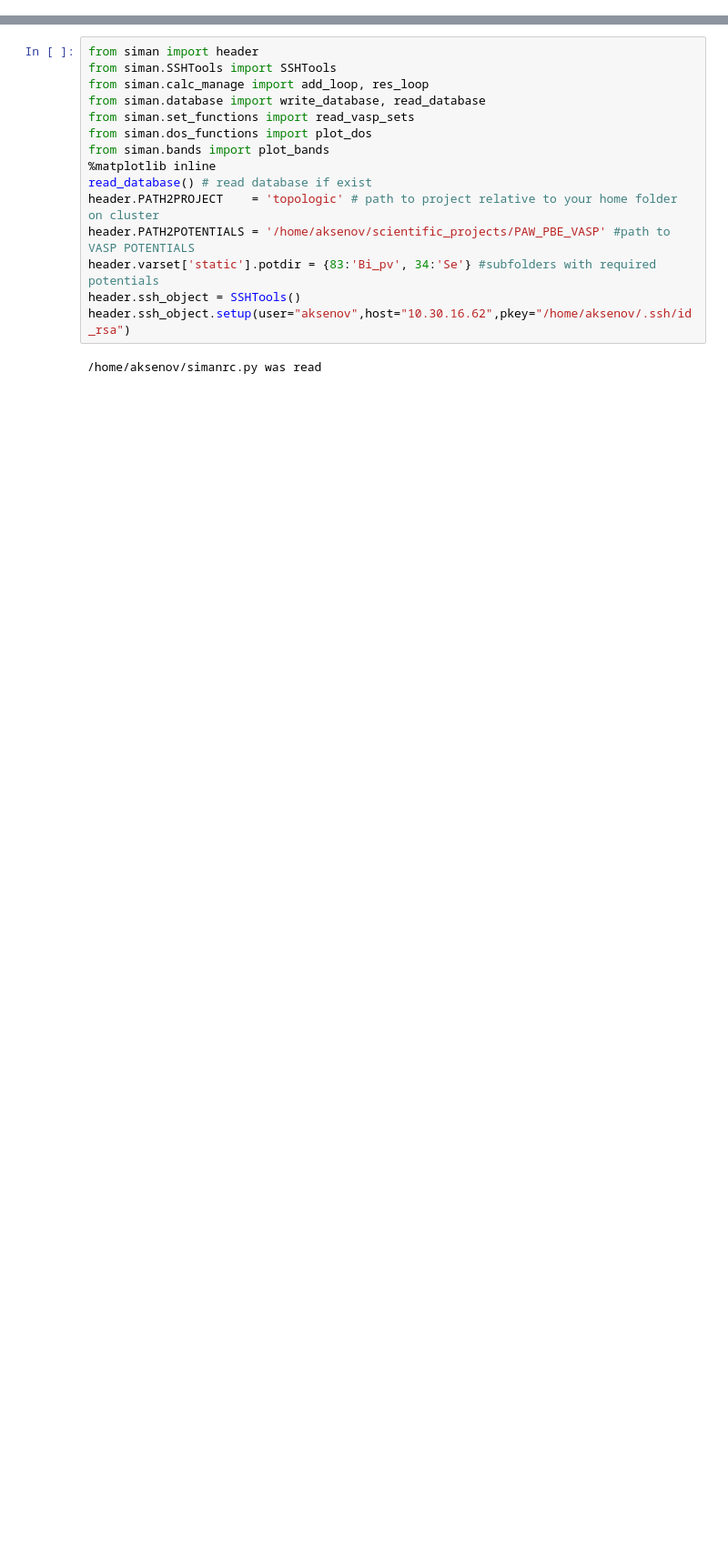
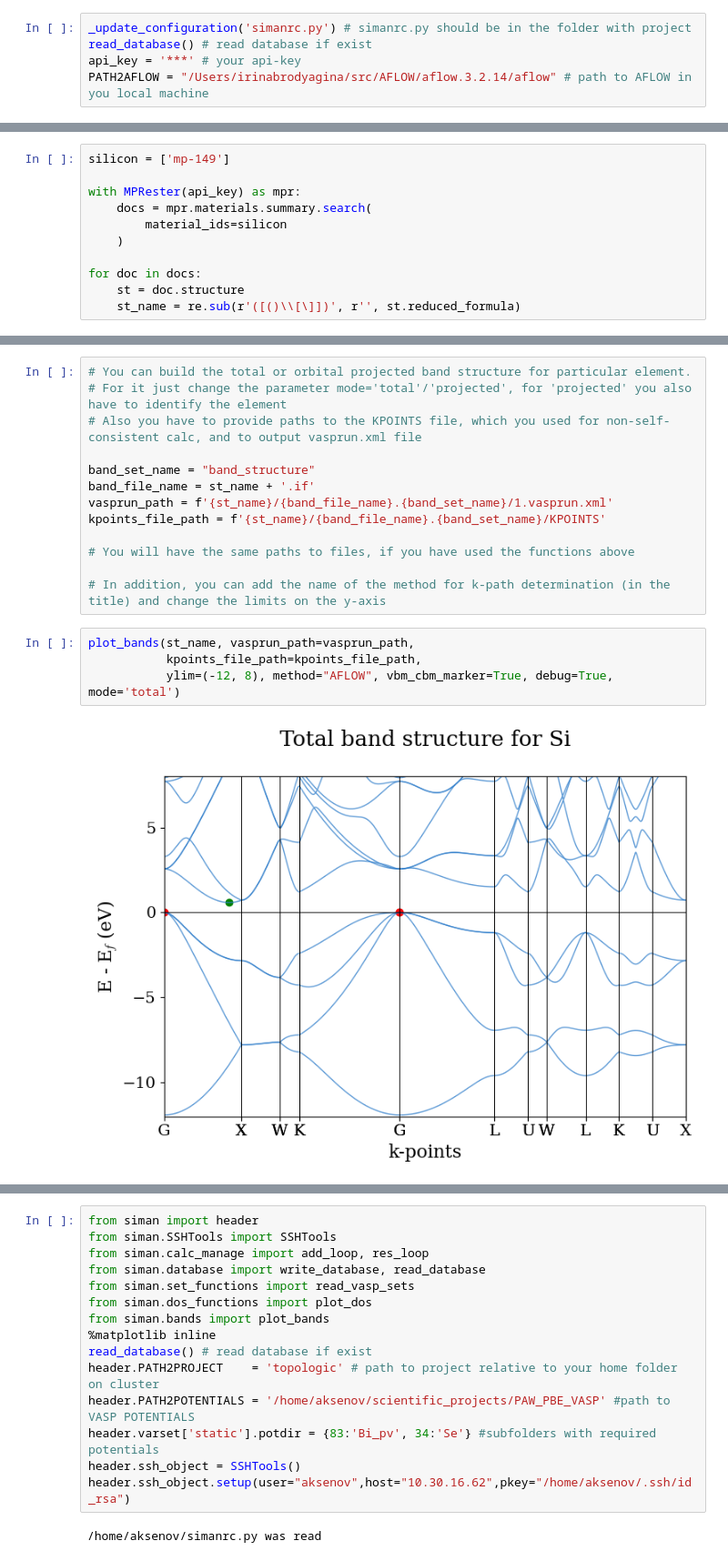
Before and after one commit to dimonaks/siman, a Jupyter notebook: tutorials/bands.ipynb, the cells around one changed output, grey strips where cells are left out. Shown at 91% size. Drawn from its saved outputs; the diff is of its cells as text; blank space fills up the shorter version.

Commit message:
Band_strucutre+effective_mass+tutorials

```diff
--- a/tutorials/bands.ipynb
+++ b/tutorials/bands.ipynb
@@ -0,0 +18,5 @@
+# %%
+_update_configuration('simanrc.py') # simanrc.py should be in the folder with project
+read_database() # read database if exist
+api_key = '***' # your api-key
+PATH2AFLOW = "/Users/irinabrodyagina/src/AFLOW/aflow.3.2.14/aflow" # path to AFLOW in you local machine
@@ -0,0 +37,11 @@
+# %%
+silicon = ['mp-149']
+
+with MPRester(api_key) as mpr:
+    docs = mpr.materials.summary.search(
+        material_ids=silicon
+    )
+
+for doc in docs:
+    st = doc.structure
+    st_name = re.sub(r'([()\\[\]])', r'', st.reduced_formula)
@@ -0,0 +143,19 @@
+# %%
+# You can build the total or orbital projected band structure for particular element.
+# For it just change the parameter mode='total'/'projected', for 'projected' you also have to identify the element
+# Also you have to provide paths to the KPOINTS file, which you used for non-self-consistent calc, and to output vasprun.xml file
+
+band_set_name = "band_structure"
+band_file_name = st_name + '.if'
+vasprun_path = f'{st_name}/{band_file_name}.{band_set_name}/1.vasprun.xml'
+kpoints_file_path = f'{st_name}/{band_file_name}.{band_set_name}/KPOINTS'
+
+# You will have the same paths to files, if you have used the functions above
+
+# In addition, you can add the name of the method for k-path determination (in the title) and change the limits on the y-axis
+# %%
+plot_bands(st_name, vasprun_path=vasprun_path,
+           kpoints_file_path=kpoints_file_path,
+           ylim=(-12, 8), method="AFLOW", vbm_cbm_marker=True, debug=True, mode='total')
+# %% [output]
+[figure, added]
```
Also changed, not shown: parts of 16 cells of this notebook, 8 other files.
